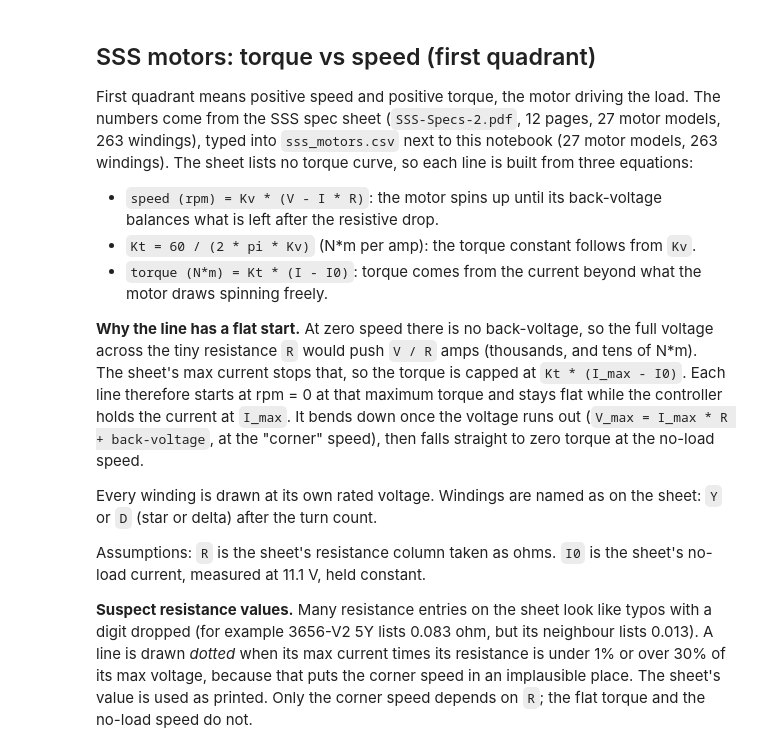
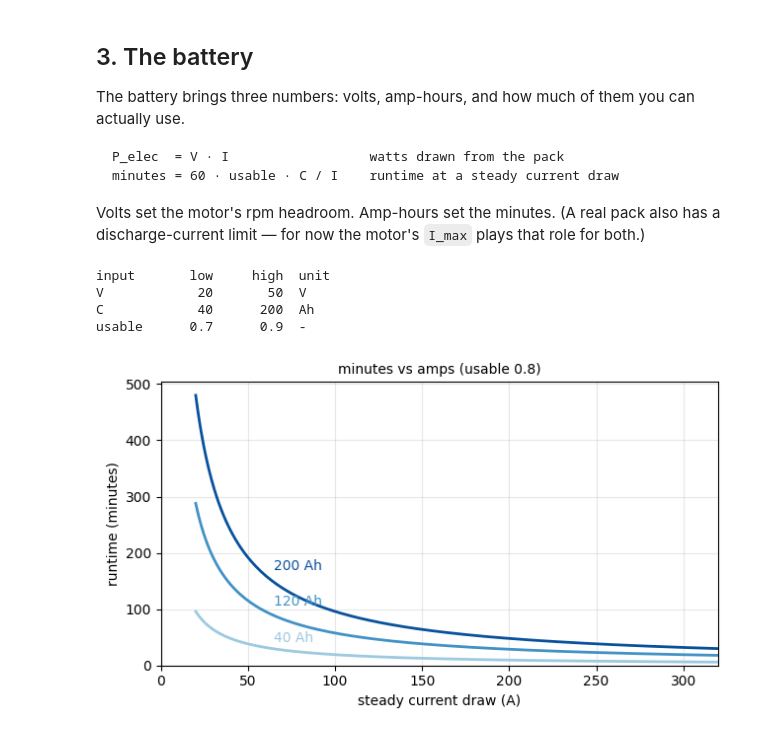
Before and after one commit to MarMar888/hav, a Jupyter notebook: optimization/willmarley.ipynb, the cells around one changed output. Saved outputs shown, nothing was run; the diff lists cells and outputs as text; code cells hidden in the pictures.

````diff
--- a/optimization/willmarley.ipynb
+++ b/optimization/willmarley.ipynb
@@ -99,41 +150,43 @@ eta_m:  117.0 min at lower bound,   91.0 min at upper bound
 # %% [markdown]
-## SSS motors: torque vs speed (first quadrant)
+## 3. The battery
 
-First quadrant means positive speed and positive torque, the motor driving the load. The numbers come from the SSS spec sheet (`SSS-Specs-2.pdf`, 12 pages, 27 motor models, 263 windings), typed into `sss_motors.csv` next to this notebook (27 motor models, 263 windings). The sheet lists no torque curve, so each line is built from three equations:
+The battery brings three numbers: volts, amp-hours, and how much of them you can actually use.
 
-- `speed (rpm) = Kv * (V - I * R)`: the motor spins up until its back-voltage balances what is left after the resistive drop.
-- `Kt = 60 / (2 * pi * Kv)`  (N*m per amp): the torque constant follows from `Kv`.
-- `torque (N*m) = Kt * (I - I0)`: torque comes from the current beyond what the motor draws spinning freely.
+```text
+P_elec  = V · I                  watts drawn from the pack
+minutes = 60 · usable · C / I    runtime at a steady current draw
+```
 
-**Why the line has a flat start.** At zero speed there is no back-voltage, so the full voltage across the tiny resistance `R` would push `V / R` amps (thousands, and tens of N*m). The sheet's max current stops that, so the torque is capped at `Kt * (I_max - I0)`. Each line therefore starts at rpm = 0 at that maximum torque and stays flat while the controller holds the current at `I_max`. It bends down once the voltage runs out (`V_max = I_max * R + back-voltage`, at the "corner" speed), then falls straight to zero torque at the no-load speed.
-
-Every winding is drawn at its own rated voltage. Windings are named as on the sheet: `Y` or `D` (star or delta) after the turn count.
-
-Assumptions: `R` is the sheet's resistance column taken as ohms. `I0` is the sheet's no-load current, measured at 11.1 V, held constant.
-
-**Suspect resistance values.** Many resistance entries on the sheet look like typos with a digit dropped (for example 3656-V2 5Y lists 0.083 ohm, but its neighbour lists 0.013). A line is drawn *dotted* when its max current times its resistance is under 1% or over 30% of its max voltage, because that puts the corner speed in an implausible place. The sheet's value is used as printed. Only the corner speed depends on `R`; the flat torque and the no-load speed do not.
+Volts set the motor's rpm headroom. Amp-hours set the minutes. (A real pack also has a
+discharge-current limit — for now the motor's `I_max` plays that role for both.)
 # %%
-import csv
-from pathlib import Path
+BATT_BOUNDS = {
+    "V":      (20.0, 50.0),
+    "C":      (40.0, 200.0),
+    "usable": (0.7, 0.9),
+}
+BATT_UNITS = {"V": "V", "C": "Ah", "usable": "-"}
+show_bounds(BATT_BOUNDS, BATT_UNITS)
 
-CSV = next(p for p in (Path("sss_motors.csv"), Path("optimization/sss_motors.csv")) if p.exists())
+usable_mid = sum(BATT_BOUNDS["usable"]) / 2
+I = np.linspace(20, 320, 200)
 
-# motor -> {"windings": [...], "p_cont", "p_max", "max_rpm"}, read from the spec sheet
-MOTORS = {}
-with open(CSV) as f:
-    for r in csv.DictReader(f):
-        m = MOTORS.setdefault(r["motor"], {"windings": [], "p_cont": float(r["p_cont_w"]),
-                                          "p_max": float(r["p_max_w"]), "max_rpm": float(r["max_rpm"])})
-        m["windings"].append(dict(name=r["winding"], Kv=float(r["kv_rpm_per_v"]), I_max=float(r["i_max_a"]),
-                                  V_max=float(r["v_max_v"]), R=float(r["r_ohm"]), I0=float(r["i0_a_at_11v"])))
-
-
-def curve(w):
-    """(rpm, torque) corners of one winding's line, and whether its R looks like a typo."""
-    Kt = 60 / (2 * np.pi * w["Kv"])
-    T_max = Kt * (w["I_max"] - w["I0"])                  # torque at the current limit
-    rpm_corner = w["Kv"] * (w["V_max"] - w["I_max"] * w["R"])  # speed where the voltage runs out
-    rpm_free = w["Kv"] * (w["V_max"] - w["I0"] * w["R"])       # no-load speed
-    drop = w["I_max"] * w["R"] / w["V_max"]
-    return [0, rpm_corner, rpm_free], [T_max, T_max, 0], not 0.01 <= drop <= 0.30
+fig, ax = plt.subplots(figsize=(6.5, 3.8))
+for C, color in zip(lo_mid_hi(BATT_BOUNDS, "C"), SEQ):
+    minutes = 60 * usable_mid * C / I
+    ax.plot(I, minutes, color=color, lw=2)
+    x_lab = 60.0  # label where the curves are still well separated
+    ax.annotate(f"{C:g} Ah", (x_lab, 60 * usable_mid * C / x_lab),
+                xytext=(6, 4), textcoords="offset points", color=color)
+ax.set_xlabel("steady current draw (A)"); ax.set_ylabel("runtime (minutes)")
+ax.set_title(f"minutes vs amps (usable {usable_mid:g})", fontsize=10)
+ax.grid(alpha=0.3); ax.set_xlim(0, I[-1]); ax.set_ylim(bottom=0)
+ax.margins(x=0.15)
+plt.tight_layout(); plt.show()
+# %% [output]
+input       low     high  unit
+V            20       50  V
+C            40      200  Ah
+usable      0.7      0.9  -
+[figure, added]
 # %% [markdown]
````
Also changed, not shown: parts of 26 cells of this notebook, 3 other files.
